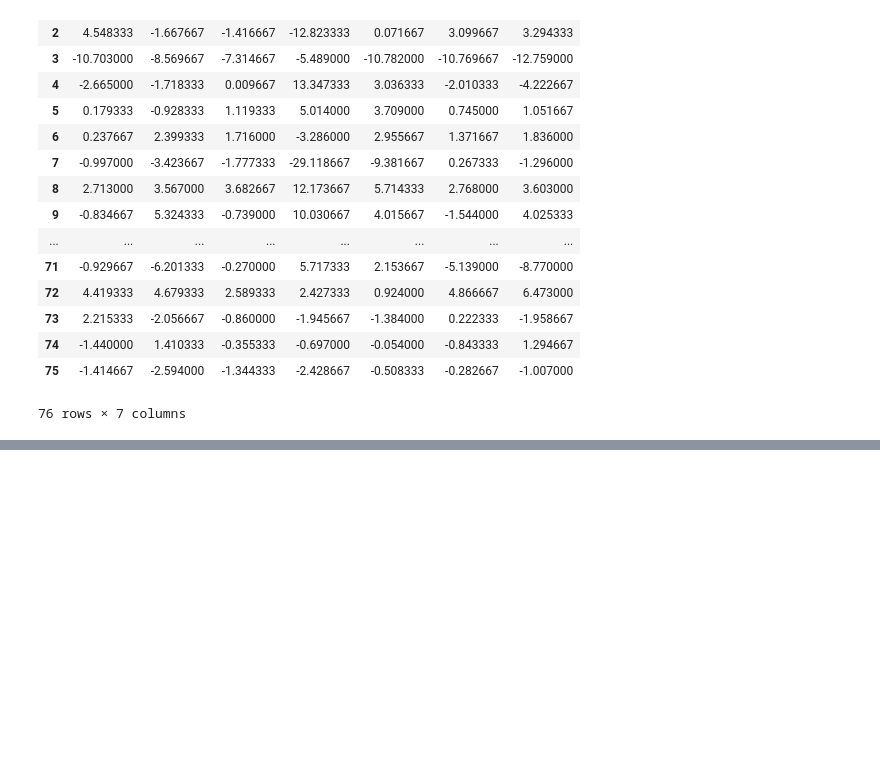
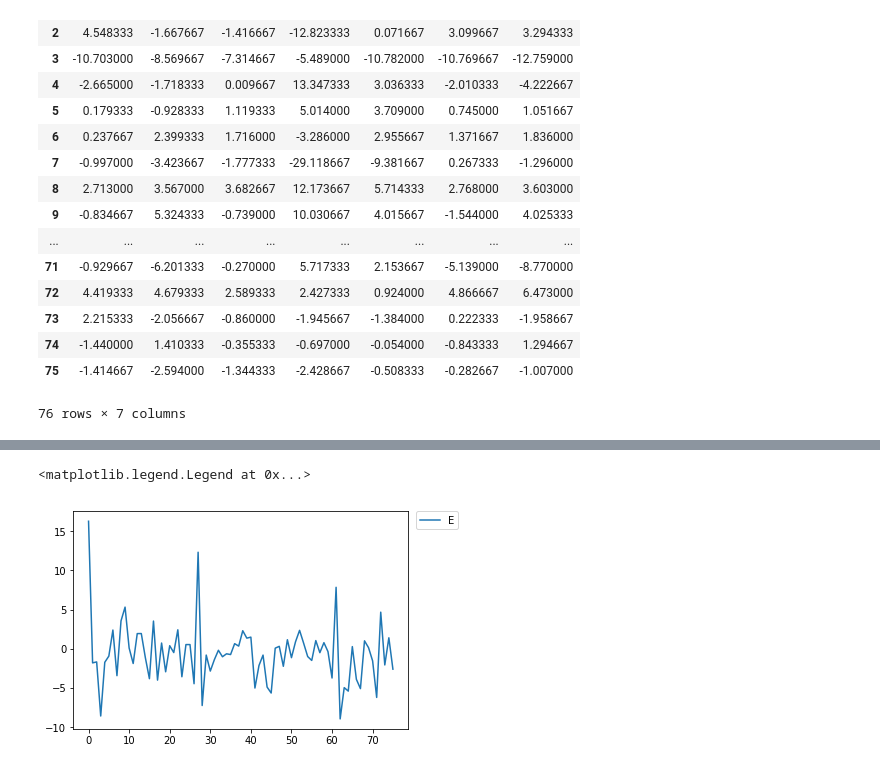
Before and after one commit to vtierra/cogs199, a Jupyter notebook: q_files/dylan_Q_trial1.ipynb, the cells around one changed output, grey strips where cells are left out. Saved outputs shown, nothing was run; the diff lists cells and outputs as text; code cells hidden in the pictures; blank space fills up the shorter version.

```diff
--- a/q_files/dylan_Q_trial1.ipynb
+++ b/q_files/dylan_Q_trial1.ipynb
@@ -83,0 +90,6 @@ plt.legend(('E1', 'E2', 'E3', 'E4', 'E5', 'E6'),bbox_to_anchor=(1.04,1), bordera
+# %%
+plt.plot(range(len(avg_df)), avg_df['E2'])
+plt.legend(('E2'),bbox_to_anchor=(1.15,1), borderaxespad=0)
+# %% [output]
+<matplotlib.legend.Legend at 0x...>
+[figure, added]
```
Also changed, not shown: parts of 8 cells of this notebook, 3 other files.
